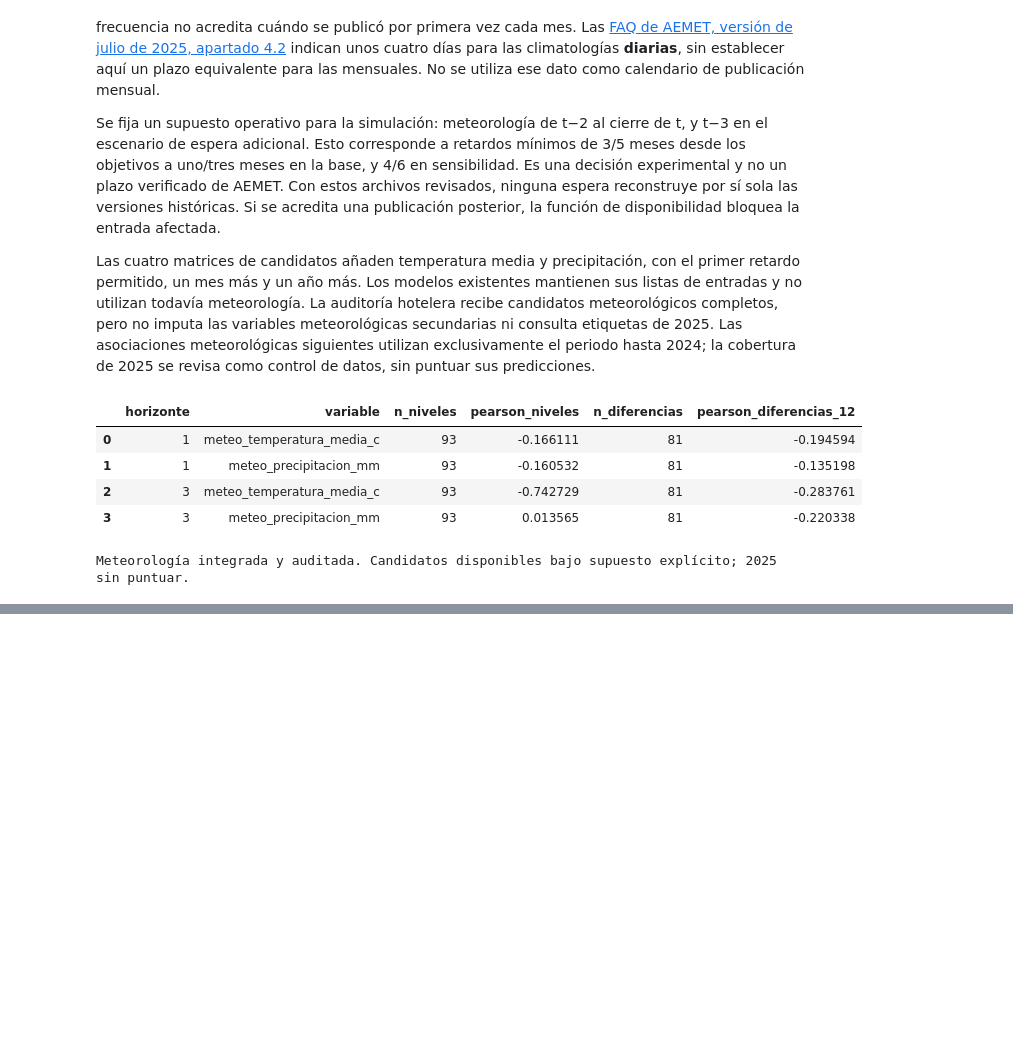
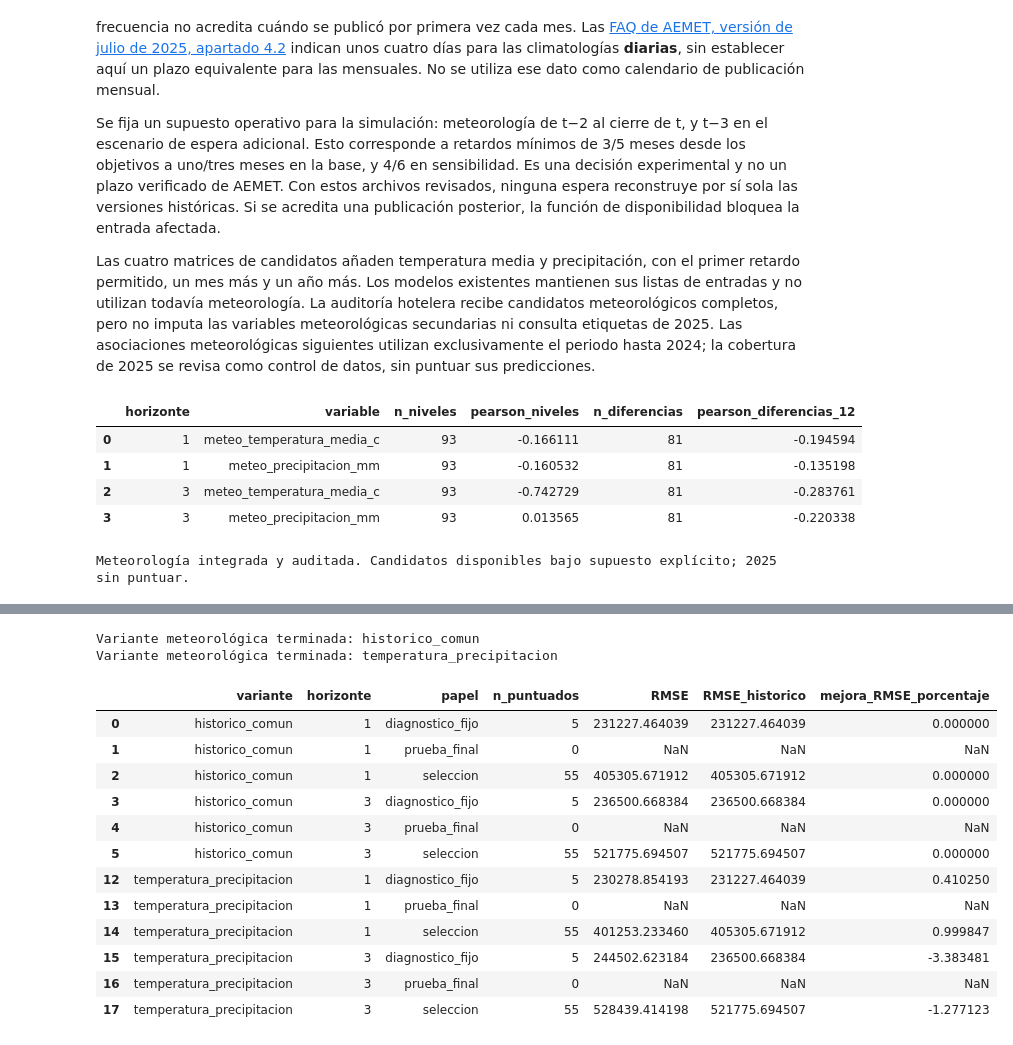
Before and after one commit to acortes99/tfm-turismo-mallorca, a Jupyter notebook: tfm-turismo-viu.ipynb, the cells around one changed output, grey strips where cells are left out. Drawn from its saved outputs; the diff is of its cells as text; code cells hidden in the pictures; blank space fills up the shorter version.

Commit message:
Evaluar SARIMAX con temperatura y precipitación y documentar los resultados sin puntuar 2025

```diff
--- a/tfm-turismo-viu.ipynb
+++ b/tfm-turismo-viu.ipynb
@@ -2730,0 +2854,54 @@ La ejecución completa y los controles han pasado. Las fuentes y las columnas pr
+# %%
+wx_records=[]
+for variant in WX_VARIANTS:
+    for row in evaluation_plan.itertuples(index=False):
+        enabled=row.uso=="validacion" or EVALUATE_FINAL_2025
+        record=row._asdict()
+        record.update(modelo="SARIMA común" if variant=="historico_comun" else "SARIMAX",
+            variante=variant,evaluacion_habilitada=enabled,
+            observado=float(master.at[row.mes_objetivo,"turistas"]) if enabled else np.nan,
+            estado_objetivo=master.at[row.mes_objetivo,"turistas_estado"] if enabled else None)
+        record.update(wx_forecast(master,row,variant))
+        record["error"]=record["observado"]-record["prediccion"] if enabled else np.nan
+        wx_records.append(record)
+    print("Variante meteorológica terminada:",variant,flush=True)
+wx_predictions=pd.DataFrame(wx_records)
+wx_metrics=summarize_forecast_errors(wx_predictions,["variante","escenario","horizonte","papel"])
+wx_annual=summarize_forecast_errors(wx_predictions,["variante","escenario","horizonte","fold"])
+wx_periods=summarize_forecast_errors(wx_predictions.loc[wx_predictions.uso.eq("validacion")],["variante","escenario","horizonte","periodo"])
+wx_no_U=summarize_forecast_errors(wx_predictions.loc[wx_predictions.uso.eq("validacion") & ~wx_predictions.estado_objetivo.eq("U")],
+    ["variante","escenario","horizonte","papel"])
+wx_raw=wx_predictions.copy()
+wx_raw["prediccion"]=wx_raw.prediccion_bruta
+wx_raw["error"]=wx_raw.observado-wx_raw.prediccion
+wx_raw_metrics=summarize_forecast_errors(wx_raw,["variante","escenario","horizonte","papel"])
+wx_control=wx_metrics.loc[wx_metrics.variante.eq("historico_comun"),["escenario","horizonte","papel","RMSE","MAE","n_puntuados"]]
+wx_comparison=wx_metrics.merge(wx_control,on=["escenario","horizonte","papel"],suffixes=("","_historico"),validate="many_to_one")
+wx_comparison["mejora_RMSE_porcentaje"]=np.where(wx_comparison.n_puntuados.eq(wx_comparison.n_esperados)
+    & wx_comparison.n_puntuados.eq(wx_comparison.n_puntuados_historico),100*(1-wx_comparison.RMSE/wx_comparison.RMSE_historico),np.nan)
+wx_ranking=wx_metrics.loc[wx_metrics.papel.eq("seleccion")].copy()
+wx_ranking["elegible"]=wx_ranking.n_pronosticos.eq(55)&wx_ranking.n_puntuados.eq(55)
+wx_ranking["puesto_RMSE"]=wx_ranking.loc[wx_ranking.elegible].groupby(["escenario","horizonte"]).RMSE.rank(method="min")
+display(wx_comparison.loc[wx_comparison.escenario.eq("base"),["variante","horizonte","papel","n_puntuados","RMSE","RMSE_historico","mejora_RMSE_porcentaje"]])
+for name,table in {"predicciones":wx_predictions,"metricas_bloques":wx_metrics,"metricas_anuales":wx_annual,
+    "metricas_periodos":wx_periods,"diagnostico_sin_objetivos_U":wx_no_U,"metricas_sin_limite_cero":wx_raw_metrics,
+    "comparacion_historico_comun":wx_comparison,"clasificacion_seleccion":wx_ranking,
+    "auditoria_ajustes":pd.DataFrame(wx_fit_audit),"preprocesamiento_por_emision":pd.DataFrame(wx_prep_audit),
+    "disponibilidad_pasos_pronostico":pd.concat(wx_forecast_inputs,ignore_index=True)}.items():
+    table.to_csv(WX_DIR/(name+".csv"),index=False,encoding="utf-8-sig")
+# %% [output]
+Variante meteorológica terminada: historico_comun
+Variante meteorológica terminada: temperatura_precipitacion
+|  | variante | horizonte | papel | n_puntuados | RMSE | RMSE_historico | mejora_RMSE_porcentaje |
+| 0 | historico_comun | 1 | diagnostico_fijo | 5 | 231227.464039 | 231227.464039 | 0.000000 |
+| 1 | historico_comun | 1 | prueba_final | 0 | NaN | NaN | NaN |
+| 2 | historico_comun | 1 | seleccion | 55 | 405305.671912 | 405305.671912 | 0.000000 |
+| 3 | historico_comun | 3 | diagnostico_fijo | 5 | 236500.668384 | 236500.668384 | 0.000000 |
+| 4 | historico_comun | 3 | prueba_final | 0 | NaN | NaN | NaN |
+| 5 | historico_comun | 3 | seleccion | 55 | 521775.694507 | 521775.694507 | 0.000000 |
+| 12 | temperatura_precipitacion | 1 | diagnostico_fijo | 5 | 230278.854193 | 231227.464039 | 0.410250 |
+| 13 | temperatura_precipitacion | 1 | prueba_final | 0 | NaN | NaN | NaN |
+| 14 | temperatura_precipitacion | 1 | seleccion | 55 | 401253.233460 | 405305.671912 | 0.999847 |
+| 15 | temperatura_precipitacion | 3 | diagnostico_fijo | 5 | 244502.623184 | 236500.668384 | -3.383481 |
+| 16 | temperatura_precipitacion | 3 | prueba_final | 0 | NaN | NaN | NaN |
+| 17 | temperatura_precipitacion | 3 | seleccion | 55 | 528439.414198 | 521775.694507 | -1.277123 |
```
Also changed, not shown: parts of 5 cells of this notebook, 15 other files.
